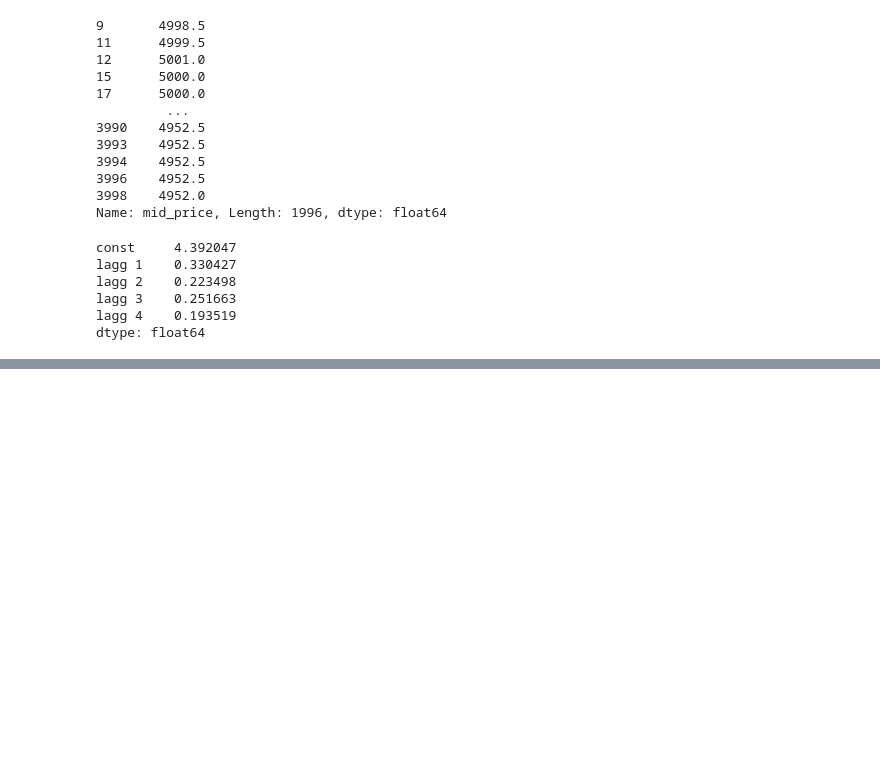
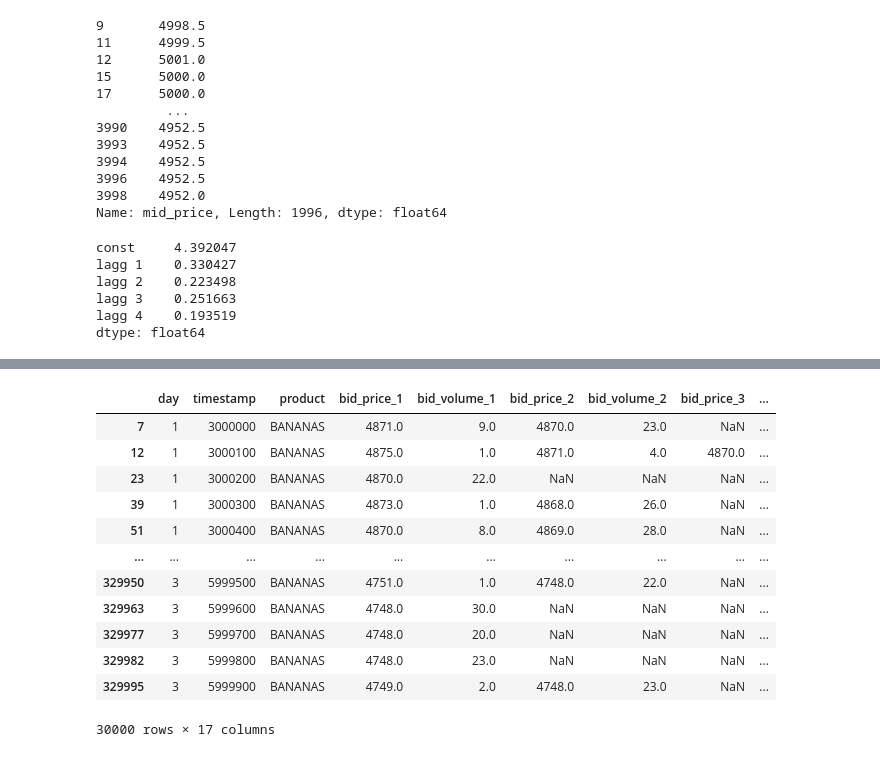
Before and after one commit to felixpoirier1/Prosperity, a Jupyter notebook: test.ipynb, the cells around one changed output, grey strips where cells are left out. Drawn from its saved outputs; the diff is of its cells as text; code cells hidden in the pictures; blank space fills up the shorter version.

```diff
--- a/test.ipynb
+++ b/test.ipynb
@@ -202 +211,18 @@ d
+# %%
+bdf = df1[df1['product'] == 'BANANAS']
+bdf
+# %% [output]
+|  | day | timestamp | product | bid_price_1 | bid_volume_1 | bid_price_2 | bid_volume_2 | bid_price_3 | ... |
+| 7 | 1 | 3000000 | BANANAS | 4871.0 | 9.0 | 4870.0 | 23.0 | NaN | ... |
+| 12 | 1 | 3000100 | BANANAS | 4875.0 | 1.0 | 4871.0 | 4.0 | 4870.0 | ... |
+| 23 | 1 | 3000200 | BANANAS | 4870.0 | 22.0 | NaN | NaN | NaN | ... |
+| 39 | 1 | 3000300 | BANANAS | 4873.0 | 1.0 | 4868.0 | 26.0 | NaN | ... |
+| 51 | 1 | 3000400 | BANANAS | 4870.0 | 8.0 | 4869.0 | 28.0 | NaN | ... |
+| ... | ... | ... | ... | ... | ... | ... | ... | ... | ... |
+| 329950 | 3 | 5999500 | BANANAS | 4751.0 | 1.0 | 4748.0 | 22.0 | NaN | ... |
+| 329963 | 3 | 5999600 | BANANAS | 4748.0 | 30.0 | NaN | NaN | NaN | ... |
+| 329977 | 3 | 5999700 | BANANAS | 4748.0 | 20.0 | NaN | NaN | NaN | ... |
+| 329982 | 3 | 5999800 | BANANAS | 4748.0 | 23.0 | NaN | NaN | NaN | ... |
+| 329995 | 3 | 5999900 | BANANAS | 4749.0 | 2.0 | 4748.0 | 23.0 | NaN | ... |
+30000 rows × 17 columns
 # %%
```
Also changed, not shown: parts of 25 cells of this notebook, 1 other file.
